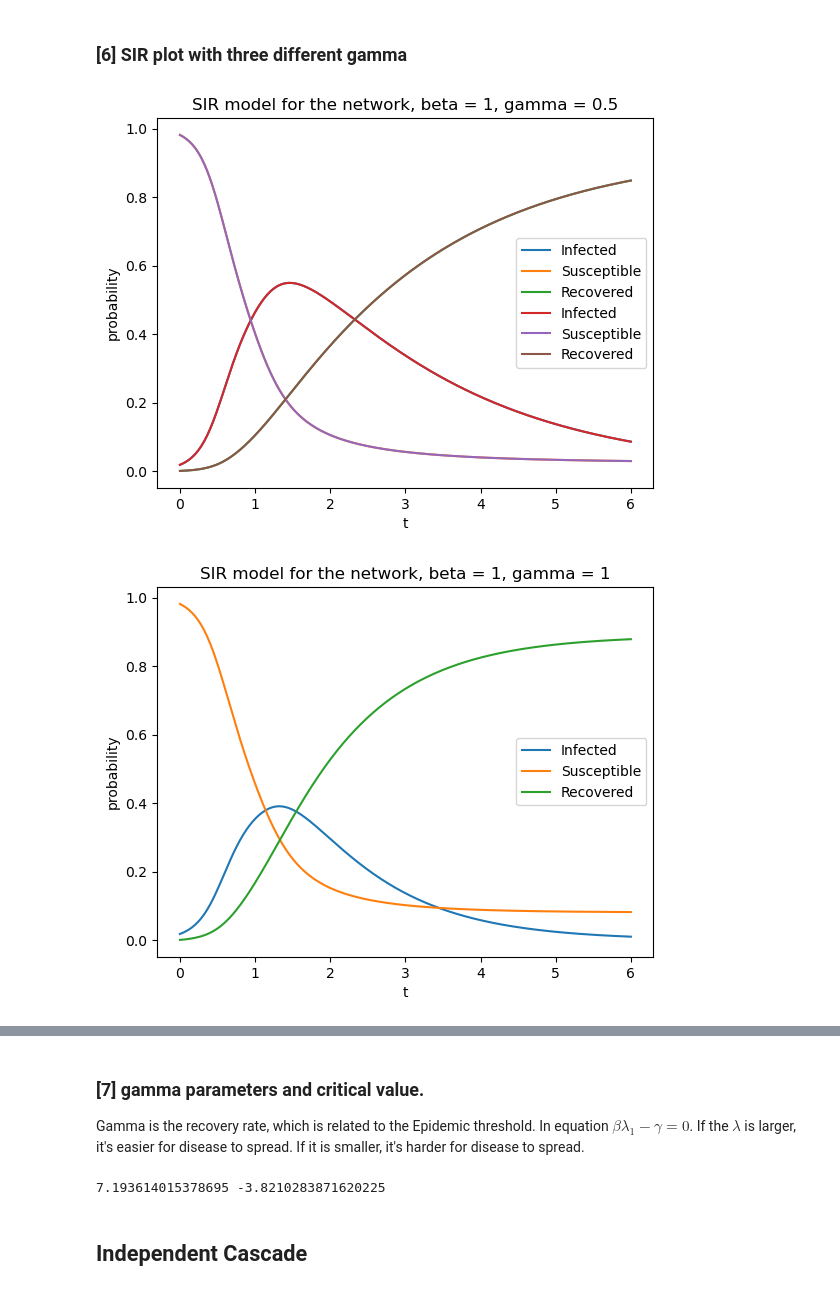
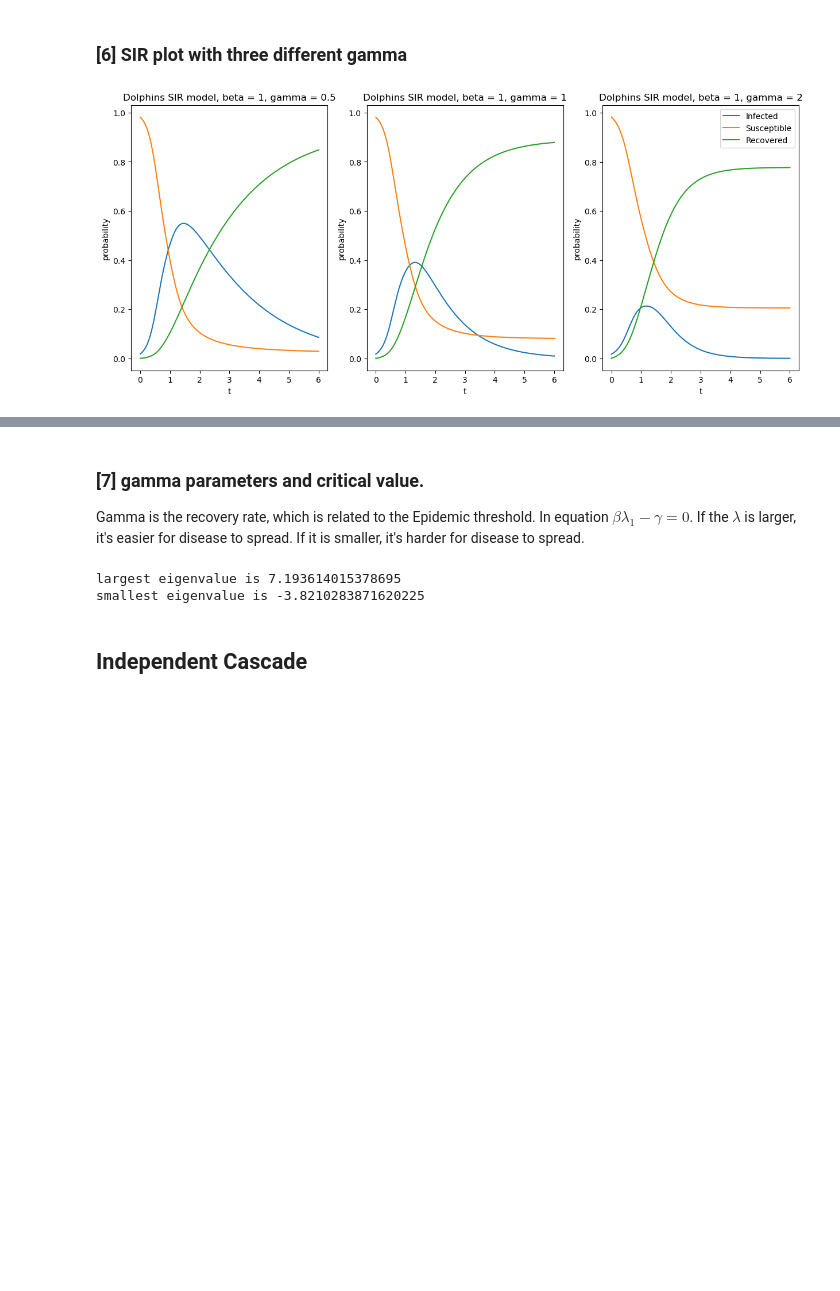
Before and after one commit to yilewang/dynamical_net_sys_class, a Jupyter notebook: lab6/lab6_yxw190015.ipynb, the cells around one changed output, grey strips where cells are left out. Saved outputs shown, nothing was run; the diff lists cells and outputs as text; code cells hidden in the pictures; blank space fills up the shorter version.

```diff
--- a/lab6/lab6_yxw190015.ipynb
+++ b/lab6/lab6_yxw190015.ipynb
@@ -287,25 +287,20 @@ for A, N, name in zip(A_list, N_list, name_list):
 # %% [markdown]
 ### [6] SIR plot with three different gamma
 # %%
-# calculate the SIR model for the network
+# calculate the SIR model for the network, using dolphins network
 beta = 1
 gamma_list = [0.5, 1, 2]
-for gamma in gamma_list:
-    x = zeros(N)
-    x[0] = 1
-    s = 1- x
-    r = 1-x-s
-    history_I, history_S, history_R = SIR_model(beta, gamma, x, s, r, A, dt, time)
 
-    plt.plot(time, history_I, label = 'Infected')
-    plt.plot(time, history_S, label = 'Susceptible')
-    plt.plot(time, history_R, label = 'Recovered')
-
-    plt.xlabel('t')
-    plt.ylabel('probability')
-    plt.title(f'SIR model for the network, beta = {beta}, gamma = {gamma}')
-    plt.legend()
-    plt.show()
+fig, axes = plt.subplots(nrows=1, ncols=3, figsize=(15, 6))
+for gamma_index, ax in enumerate(axes.flatten()):
+    history_I, history_S, history_R = SIR_model(beta, gamma_list[gamma_index], A1,N1, dt, time)
+    ax.plot(time, history_I, label = 'Infected')
+    ax.plot(time, history_S, label = 'Susceptible')
+    ax.plot(time, history_R, label = 'Recovered')
+    ax.set_xlabel('t')
+    ax.set_ylabel('probability')
+    ax.set_title(f'Dolphins SIR model, beta = {beta}, gamma = {gamma_list[gamma_index]}')
+plt.legend()
+plt.show()
 # %% [output]
-[figure, old version]
+[figure, new version]
-[figure, removed]
@@ -315,17 +309,19 @@ for gamma in gamma_list:
 
 Gamma is the recovery rate, which is related to the Epidemic threshold. In equation $\beta \lambda_1 - \gamma = 0$. If the $\lambda$ is larger, it's easier for disease to spread. If it is smaller, it's harder for disease to spread.
 # %%
-### calculate the eigenvalues of the network
-e = linalg.eigvals(A)
+### calculate the eigenvalues of the dolphin's network
+e = linalg.eigvals(A1)
 
 # largest eigenvalue
 eigen_max = max(e)
 # smallest eigenvalue
 eigen_min = min(e)
 
-print(eigen_max, eigen_min)
+print(f'largest eigenvalue is {eigen_max}')
+print(f'smallest eigenvalue is {eigen_min}')
 # %% [output]
-7.193614015378695 -3.8210283871620225
+largest eigenvalue is 7.193614015378695
+smallest eigenvalue is -3.8210283871620225
 # %% [markdown]
 ## Independent Cascade
 # %% [markdown]
```
Also changed, not shown: parts of 1 cell of this notebook, 2 other files.
